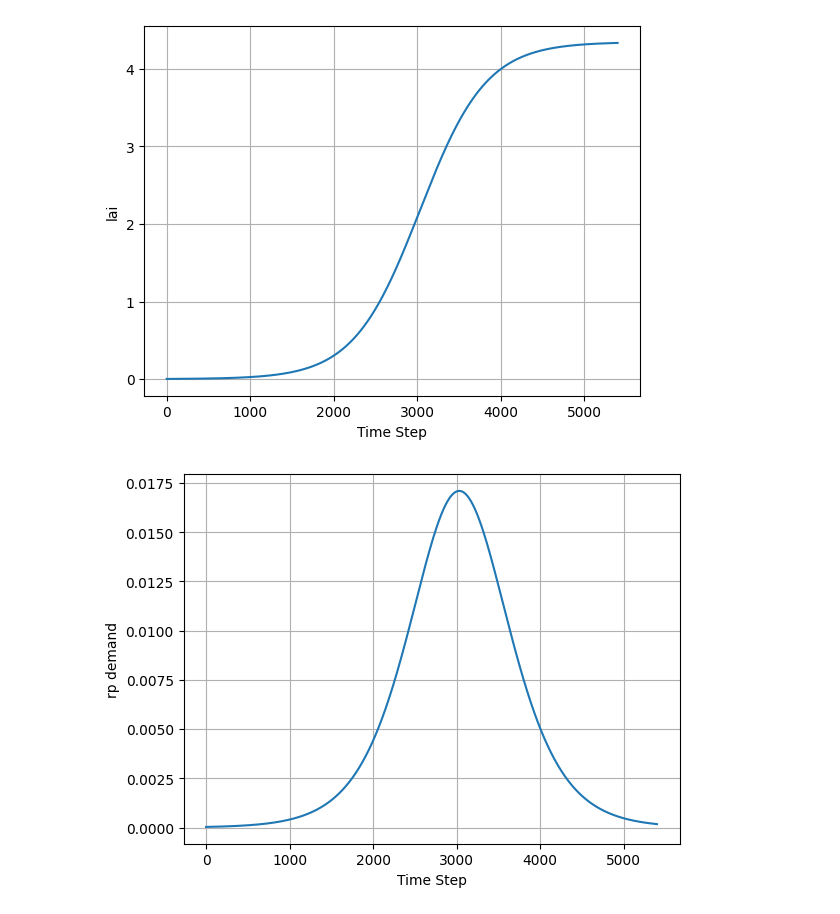
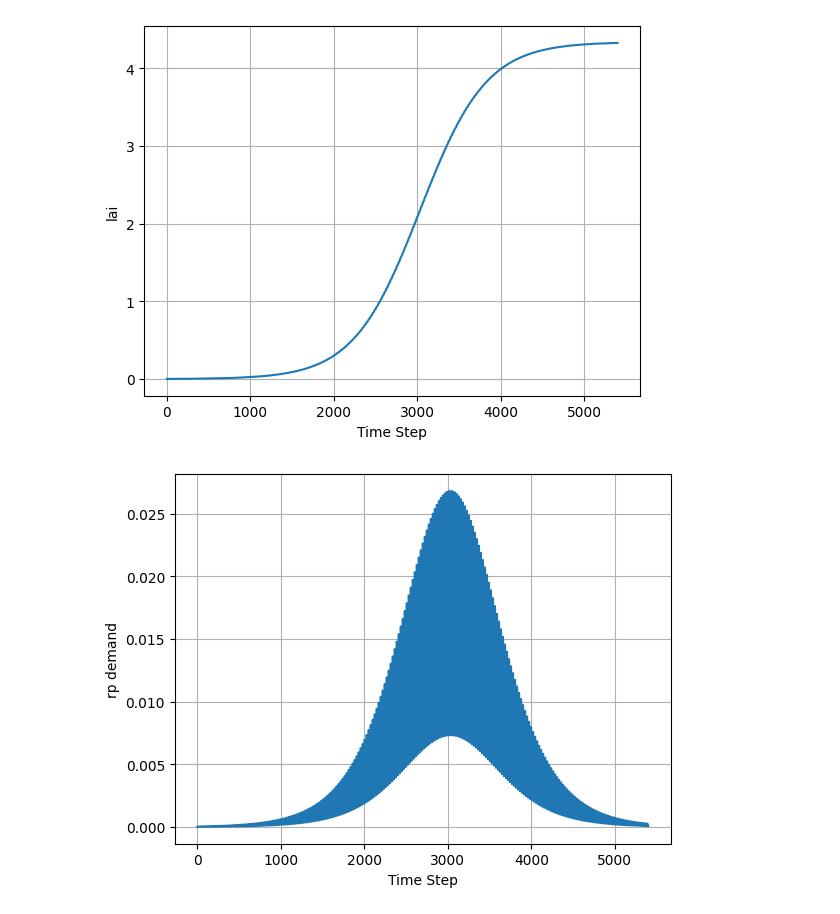
Before and after one commit to Seji-jam/Minimum_Plant_Model, a Jupyter notebook: skeleton_drw.ipynb, the cells around one changed output. Drawn from its saved outputs; the diff is of its cells as text; code cells hidden in the pictures.

```diff
--- a/skeleton_drw.ipynb
+++ b/skeleton_drw.ipynb
@@ -623,13 +619,13 @@ class ResourcePool:
         self.current_size += allocated_carbon
 # %%
 #@title Example simulation
-driver_file = 'https://raw.githubusercontent.com/DRWang3/MPM_testing/refs/heads/main/drivers_setpoints.csv'
-#driver_file = 'https://raw.githubusercontent.com/DRWang3/MPM_testing/refs/heads/main/drivers_natural_all.csv'
-#driver_file = 'https://raw.githubusercontent.com/DRWang3/MPM_testing/refs/heads/main/drivers_radiation_natural_temp_setpoint.csv'
-#driver_file = 'https://raw.githubusercontent.com/DRWang3/MPM_testing/refs/heads/main/drivers_radiation_setpoint_natural_temp.csv'
+#driver_file = 'https://raw.githubusercontent.com/DRWang3/MPM_testing/refs/heads/main/model%20input%20files/drivers_setpoints.csv'
+driver_file = 'https://raw.githubusercontent.com/DRWang3/MPM_testing/refs/heads/main/model%20input%20files/drivers_natural_all.csv'
+#driver_file = 'https://raw.githubusercontent.com/DRWang3/MPM_testing/refs/heads/main/model%20input%20files/drivers_radiation_natural_temp_setpoint.csv'
+#driver_file = 'https://raw.githubusercontent.com/DRWang3/MPM_testing/refs/heads/main/model%20input%20files/drivers_radiation_setpoint_natural_temp.csv'
 
-parameter_file =  'https://raw.githubusercontent.com/DRWang3/MPM_testing/refs/heads/main/parameters.csv'
-resource_pool_file ='https://raw.githubusercontent.com/DRWang3/MPM_testing/refs/heads/main/resource_pools_2RPs.csv'
+parameter_file =  'https://raw.githubusercontent.com/DRWang3/MPM_testing/refs/heads/main/model%20input%20files/parameters.csv'
+resource_pool_file ='https://raw.githubusercontent.com/DRWang3/MPM_testing/refs/heads/main/model%20input%20files/resource_pools_2RPs.csv'
 
 model = ModelHandler(driver_file, parameter_file, resource_pool_file)
 model.run_simulation()
@@ -639,3 +635,3 @@ model.plot_outputs()
 [figure]
-[figure, old version]
+[figure, new version]
 [figure]
```
Also changed, not shown: parts of 4 cells of this notebook.
